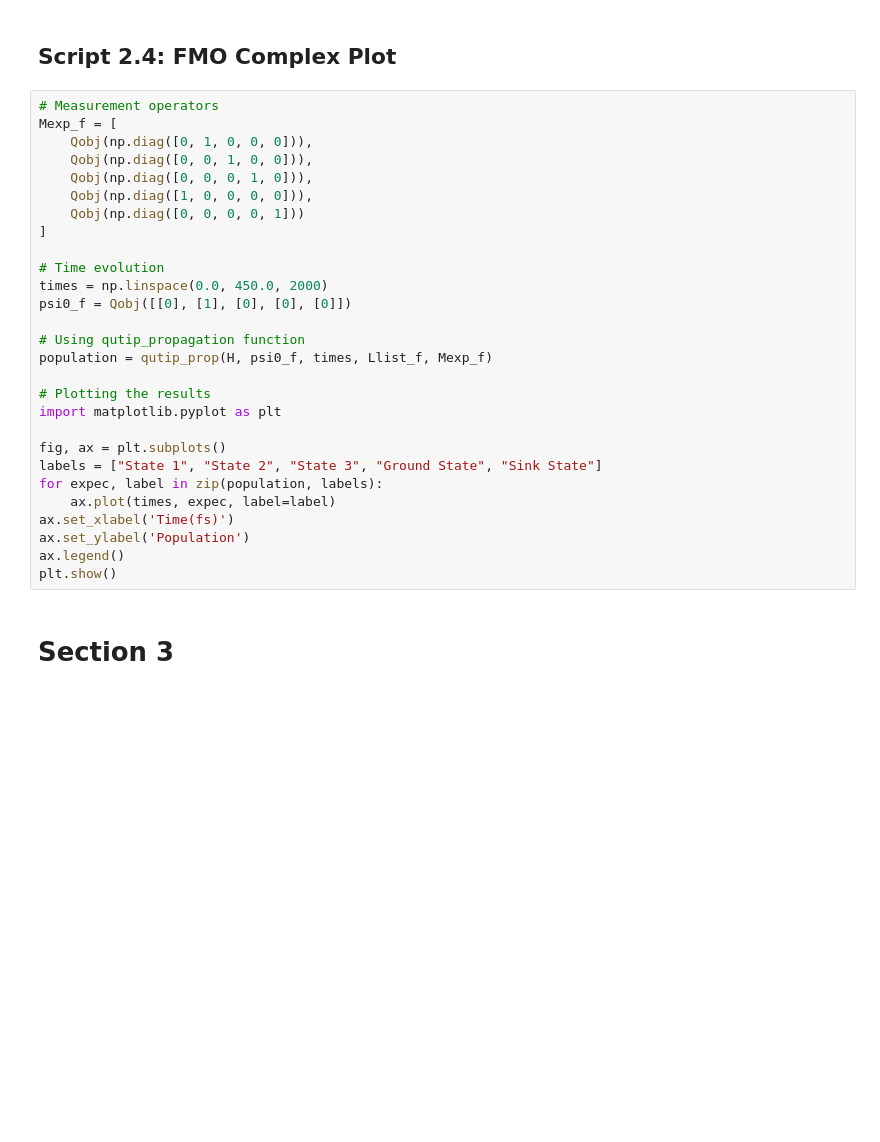
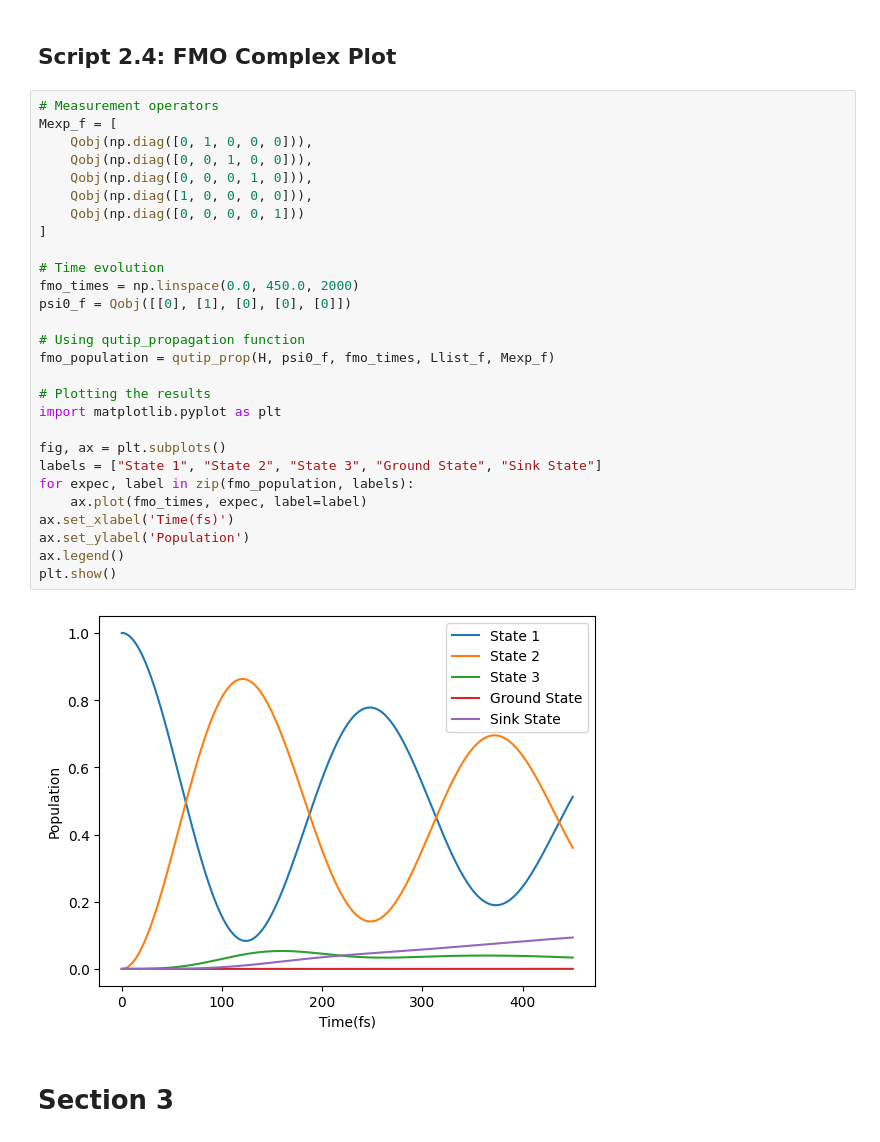
Before and after one commit to batistagroup/qflux, a Jupyter notebook: demos/manuscript/Extended-Version-Notebooks/Part_III_qflux_snippets.ipynb, the cells around one changed output. Saved outputs shown, nothing was run; the diff lists cells and outputs as text; blank space fills up the shorter version.

```diff
--- a/demos/manuscript/Extended-Version-Notebooks/Part_III_qflux_snippets.ipynb
+++ b/demos/manuscript/Extended-Version-Notebooks/Part_III_qflux_snippets.ipynb
@@ -133,31 +135,33 @@ Llist_f.append(Qobj(L_temp))
 # %%
 # Measurement operators
 Mexp_f = [
     Qobj(np.diag([0, 1, 0, 0, 0])),
     Qobj(np.diag([0, 0, 1, 0, 0])),
     Qobj(np.diag([0, 0, 0, 1, 0])),
     Qobj(np.diag([1, 0, 0, 0, 0])),
     Qobj(np.diag([0, 0, 0, 0, 1]))
 ]
 
 # Time evolution
-times = np.linspace(0.0, 450.0, 2000)
+fmo_times = np.linspace(0.0, 450.0, 2000)
 psi0_f = Qobj([[0], [1], [0], [0], [0]])
 
 # Using qutip_propagation function
-population = qutip_prop(H, psi0_f, times, Llist_f, Mexp_f)
+fmo_population = qutip_prop(H, psi0_f, fmo_times, Llist_f, Mexp_f)
 
 # Plotting the results
 import matplotlib.pyplot as plt
 
 fig, ax = plt.subplots()
 labels = ["State 1", "State 2", "State 3", "Ground State", "Sink State"]
-for expec, label in zip(population, labels):
-    ax.plot(times, expec, label=label)
+for expec, label in zip(fmo_population, labels):
+    ax.plot(fmo_times, expec, label=label)
 ax.set_xlabel('Time(fs)')
 ax.set_ylabel('Population')
 ax.legend()
 plt.show()
+# %% [output]
+[figure, added]
 # %% [markdown]
 # Section 3
 # %% [markdown]
```
Also changed, not shown: parts of 5 cells of this notebook, 7 other files.
